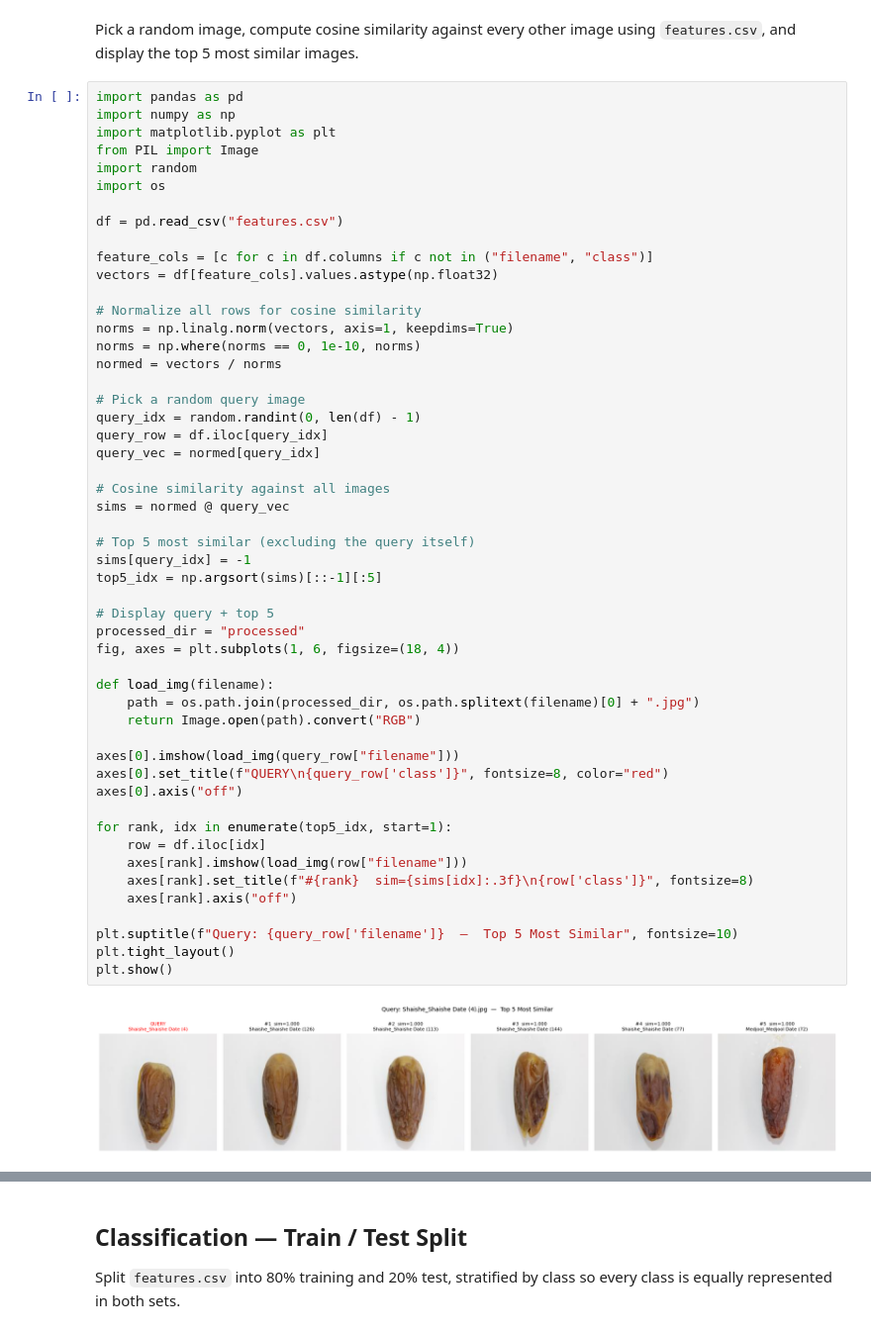
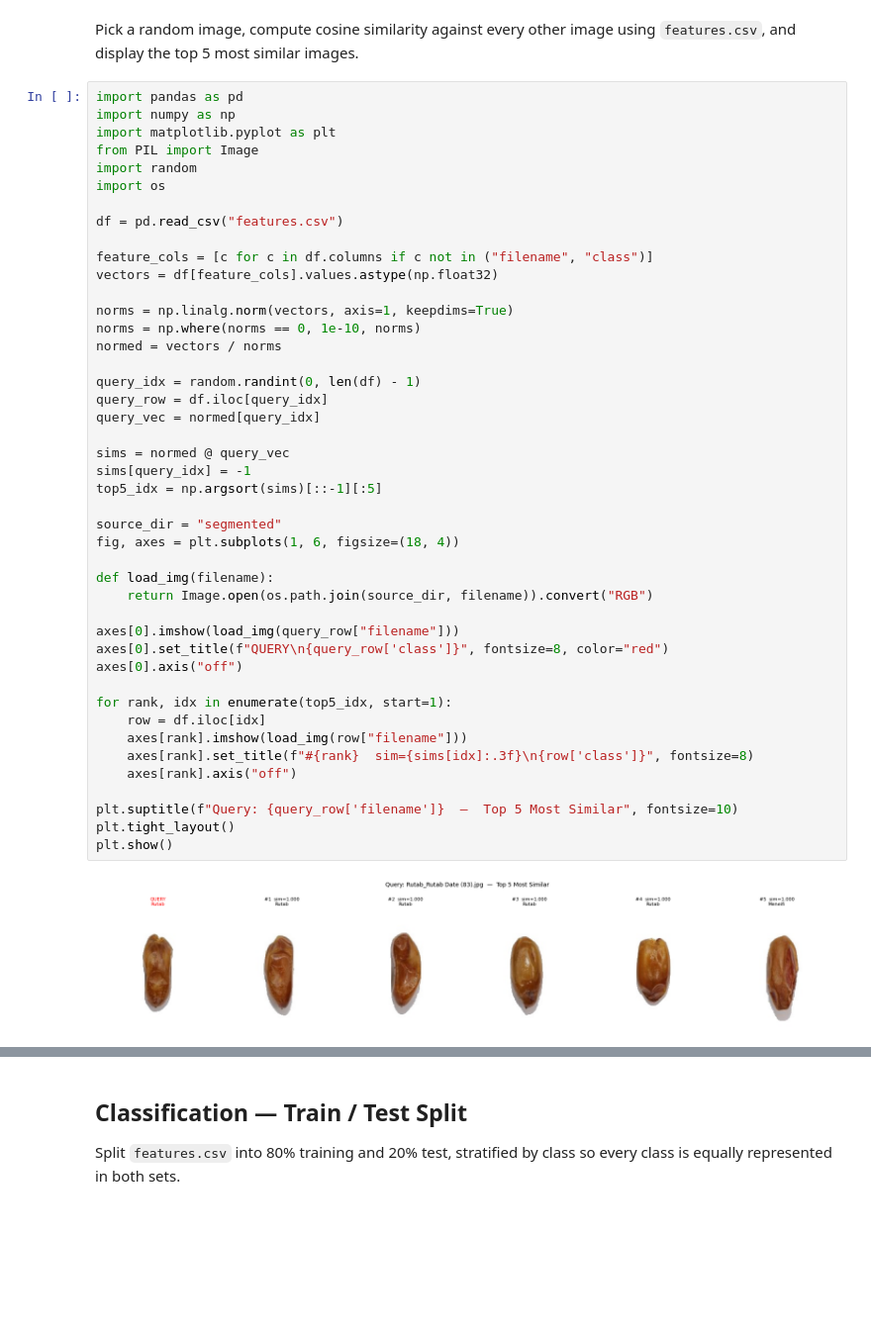
Before and after one commit to HeyImDeia/Dates-Fruits-Image, a Jupyter notebook: download_dataset.ipynb, the cells around one changed output, grey strips where cells are left out. Shown at 99% size. Saved outputs shown, nothing was run; the diff lists cells and outputs as text; blank space fills up the shorter version.

```diff
--- a/download_dataset.ipynb
+++ b/download_dataset.ipynb
@@ -355,46 +450,39 @@ df = pd.read_csv("features.csv")
 feature_cols = [c for c in df.columns if c not in ("filename", "class")]
 vectors = df[feature_cols].values.astype(np.float32)
 
-# Normalize all rows for cosine similarity
 norms = np.linalg.norm(vectors, axis=1, keepdims=True)
 norms = np.where(norms == 0, 1e-10, norms)
 normed = vectors / norms
 
-# Pick a random query image
 query_idx = random.randint(0, len(df) - 1)
 query_row = df.iloc[query_idx]
 query_vec = normed[query_idx]
 
-# Cosine similarity against all images
 sims = normed @ query_vec
-
-# Top 5 most similar (excluding the query itself)
 sims[query_idx] = -1
 top5_idx = np.argsort(sims)[::-1][:5]
 
-# Display query + top 5
-processed_dir = "processed"
+source_dir = "segmented"
 fig, axes = plt.subplots(1, 6, figsize=(18, 4))
 
 def load_img(filename):
-    path = os.path.join(processed_dir, os.path.splitext(filename)[0] + ".jpg")
-    return Image.open(path).convert("RGB")
+    return Image.open(os.path.join(source_dir, filename)).convert("RGB")
 
 axes[0].imshow(load_img(query_row["filename"]))
 axes[0].set_title(f"QUERY\n{query_row['class']}", fontsize=8, color="red")
 axes[0].axis("off")
 
 for rank, idx in enumerate(top5_idx, start=1):
     row = df.iloc[idx]
     axes[rank].imshow(load_img(row["filename"]))
     axes[rank].set_title(f"#{rank}  sim={sims[idx]:.3f}\n{row['class']}", fontsize=8)
     axes[rank].axis("off")
 
 plt.suptitle(f"Query: {query_row['filename']}  —  Top 5 Most Similar", fontsize=10)
 plt.tight_layout()
 plt.show()
 # %% [output]
-[figure, old version]
+[figure, new version]
 # %% [markdown]
 ## Cosine Similarity Validation — Retrieval Accuracy
 
```
Also changed, not shown: parts of 16 cells of this notebook, 2 other files.
